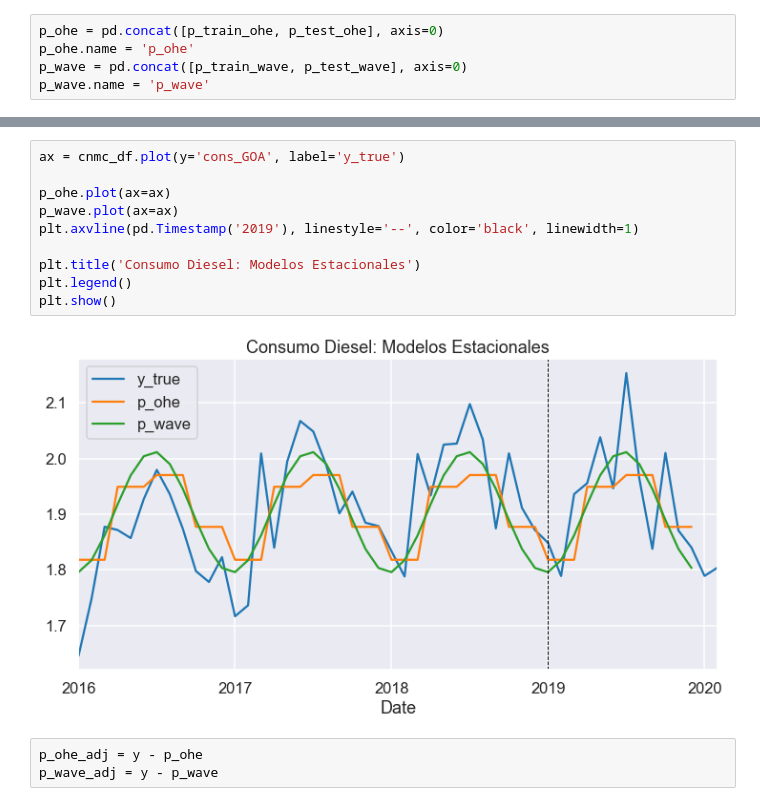
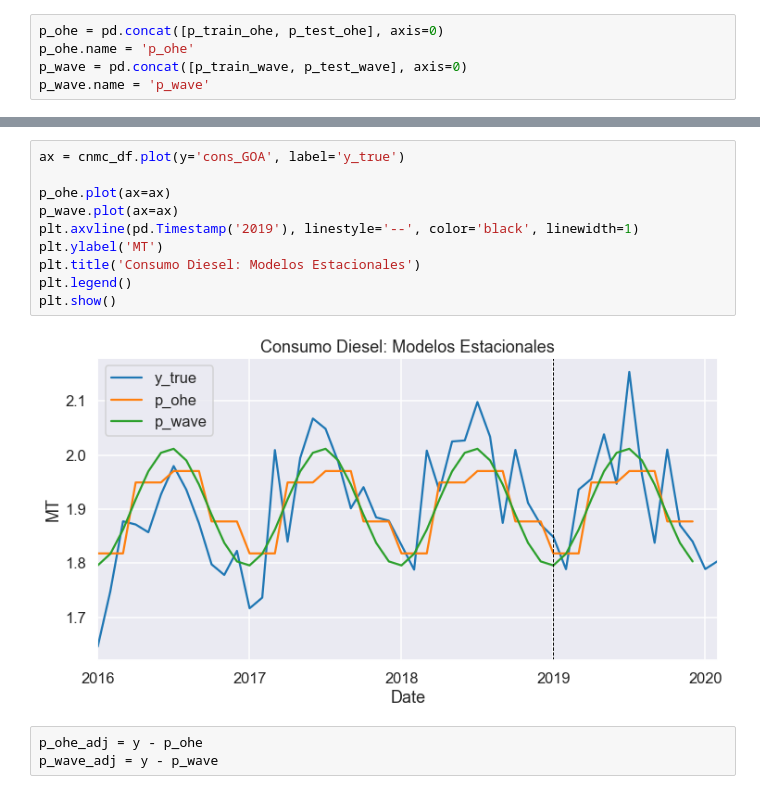
Before and after one commit to manualrg/ai4forecast, a Jupyter notebook: notebooks/03_fte_seas.ipynb, the cells around one changed output, grey strips where cells are left out. Drawn from its saved outputs; the diff is of its cells as text.

```diff
--- a/notebooks/03_fte_seas.ipynb
+++ b/notebooks/03_fte_seas.ipynb
@@ -143,15 +298,15 @@ p_wave.name = 'p_wave'
 # %%
 ax = cnmc_df.plot(y='cons_GOA', label='y_true')
 
 p_ohe.plot(ax=ax)
 p_wave.plot(ax=ax)
 plt.axvline(pd.Timestamp('2019'), linestyle='--', color='black', linewidth=1)
-
+plt.ylabel('MT')
 plt.title('Consumo Diesel: Modelos Estacionales')
 plt.legend()
 plt.show()
 # %% [output]
-[figure, old version]
+[figure, new version]
 # %%
 p_ohe_adj = y - p_ohe
 p_wave_adj = y - p_wave
```
Also changed, not shown: parts of 19 cells of this notebook, 3 other files.
